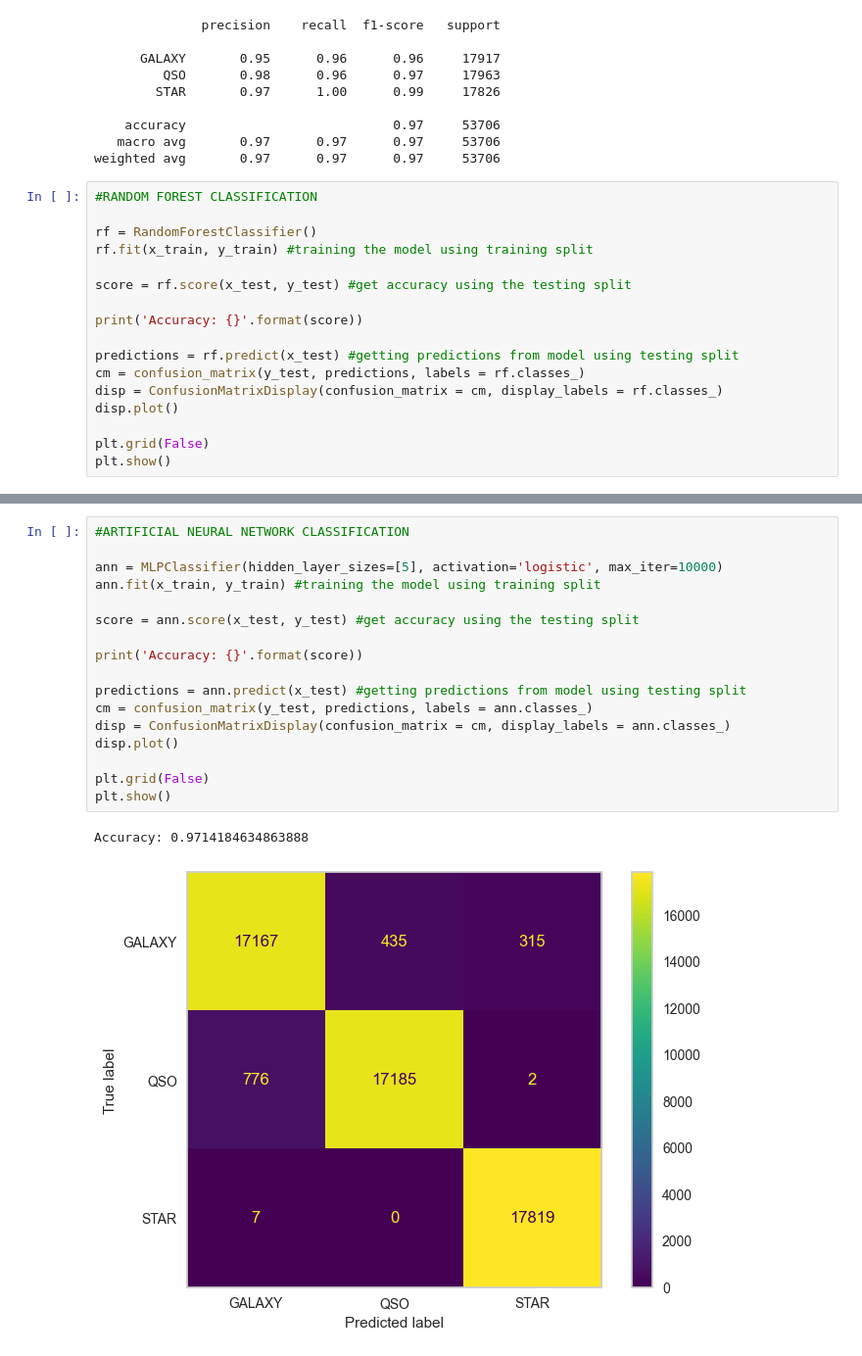
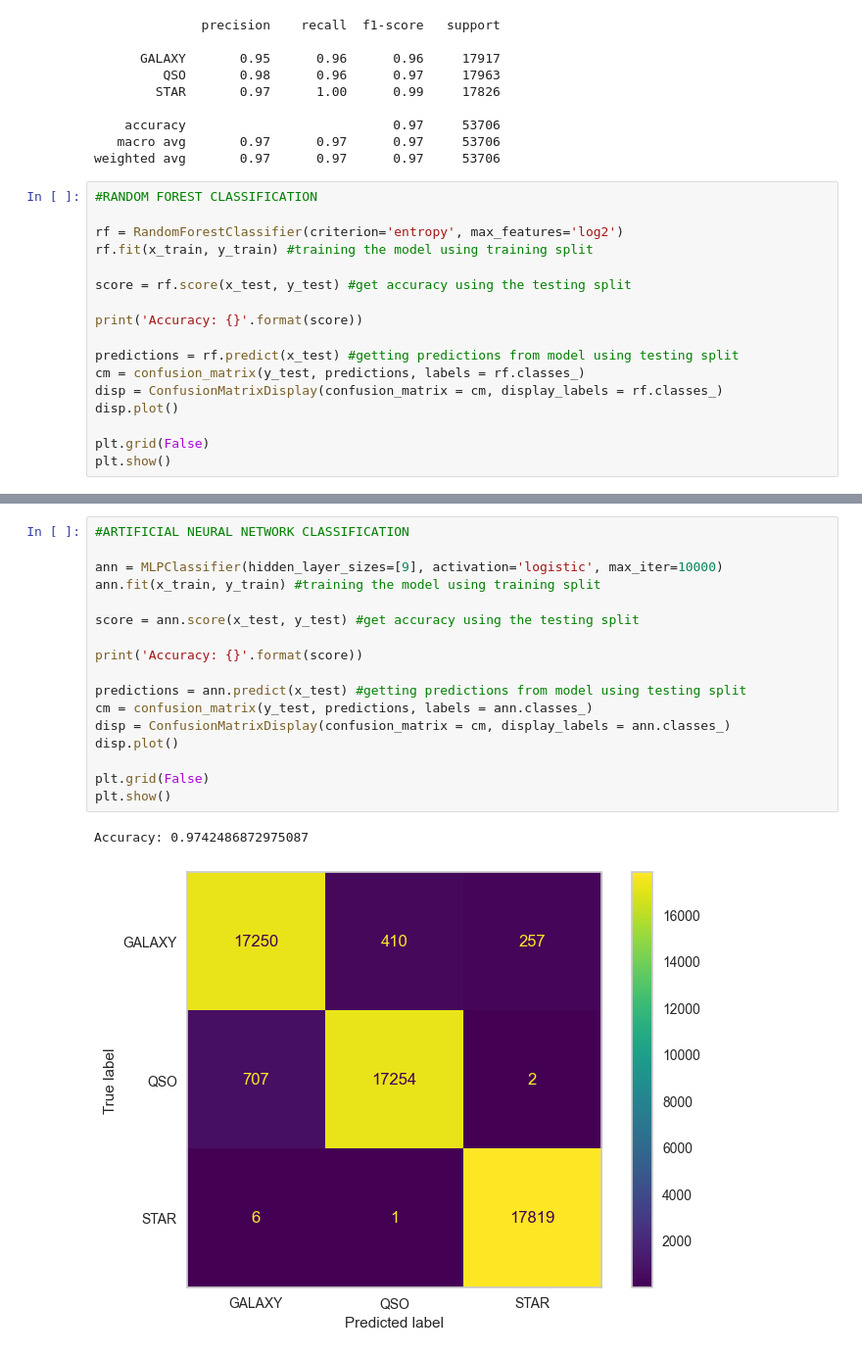
Before and after one commit to harriganevan/StellarClassification, a Jupyter notebook: src/stellar.ipynb, the cells around one changed output, grey strips where cells are left out. Shown at 98% size. Cells and saved outputs as stored; diff of their text form.

```diff
--- a/src/stellar.ipynb
+++ b/src/stellar.ipynb
@@ -200,7 +213,7 @@ weighted avg       0.97      0.97      0.97     53706
 # %%
 #RANDOM FOREST CLASSIFICATION
 
-rf = RandomForestClassifier()
+rf = RandomForestClassifier(criterion='entropy', max_features='log2')
 rf.fit(x_train, y_train) #training the model using training split
 
 score = rf.score(x_test, y_test) #get accuracy using the testing split
@@ -240,23 +253,23 @@ weighted avg       0.98      0.98      0.98     53706
 # %%
 #ARTIFICIAL NEURAL NETWORK CLASSIFICATION
 
-ann = MLPClassifier(hidden_layer_sizes=[5], activation='logistic', max_iter=10000)
+ann = MLPClassifier(hidden_layer_sizes=[9], activation='logistic', max_iter=10000)
 ann.fit(x_train, y_train) #training the model using training split
 
 score = ann.score(x_test, y_test) #get accuracy using the testing split
 
 print('Accuracy: {}'.format(score))
 
 predictions = ann.predict(x_test) #getting predictions from model using testing split
 cm = confusion_matrix(y_test, predictions, labels = ann.classes_)
 disp = ConfusionMatrixDisplay(confusion_matrix = cm, display_labels = ann.classes_)
 disp.plot()
 
 plt.grid(False)
 plt.show()
 # %% [output]
-Accuracy: 0.9714184634863888
+Accuracy: 0.9742486872975087
-[figure, old version]
+[figure, new version]
 # %%
 #ROC for ANN
 visualizer = ROCAUC(ann, classes=['GALAXY','STAR','QSO'])
```
Also changed, not shown: parts of 4 cells of this notebook.
